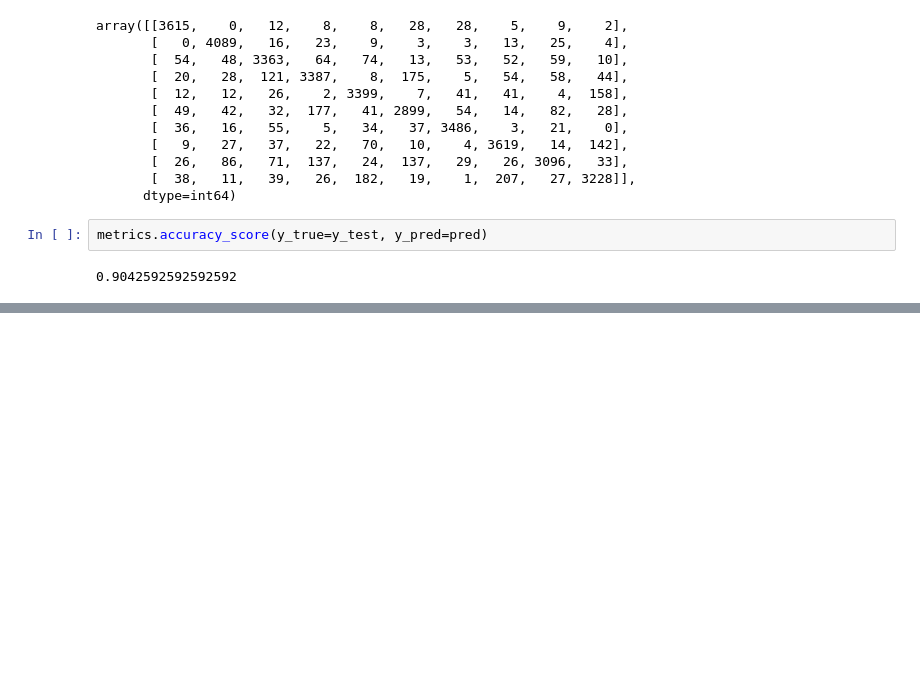
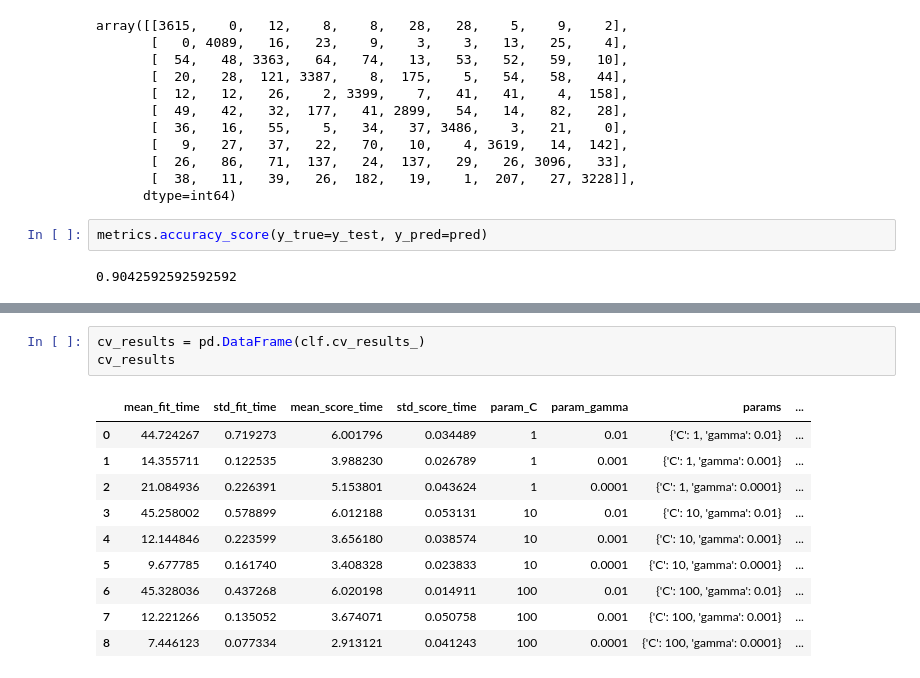
Before and after one commit to PriyankaSiripurapu/SVM_DigitRecogniser, a Jupyter notebook: Digit Recogniser_SVM.ipynb, the cells around one changed output, grey strips where cells are left out. Saved outputs shown, nothing was run; the diff lists cells and outputs as text; blank space fills up the shorter version.

```diff
--- a/Digit Recogniser_SVM.ipynb
+++ b/Digit Recogniser_SVM.ipynb
@@ -158,0 +216,14 @@ metrics.accuracy_score(y_true=y_test, y_pred=pred)
+# %%
+cv_results = pd.DataFrame(clf.cv_results_)
+cv_results
+# %% [output]
+|  | mean_fit_time | std_fit_time | mean_score_time | std_score_time | param_C | param_gamma | params | ... |
+| 0 | 44.724267 | 0.719273 | 6.001796 | 0.034489 | 1 | 0.01 | {'C': 1, 'gamma': 0.01} | ... |
+| 1 | 14.355711 | 0.122535 | 3.988230 | 0.026789 | 1 | 0.001 | {'C': 1, 'gamma': 0.001} | ... |
+| 2 | 21.084936 | 0.226391 | 5.153801 | 0.043624 | 1 | 0.0001 | {'C': 1, 'gamma': 0.0001} | ... |
+| 3 | 45.258002 | 0.578899 | 6.012188 | 0.053131 | 10 | 0.01 | {'C': 10, 'gamma': 0.01} | ... |
+| 4 | 12.144846 | 0.223599 | 3.656180 | 0.038574 | 10 | 0.001 | {'C': 10, 'gamma': 0.001} | ... |
+| 5 | 9.677785 | 0.161740 | 3.408328 | 0.023833 | 10 | 0.0001 | {'C': 10, 'gamma': 0.0001} | ... |
+| 6 | 45.328036 | 0.437268 | 6.020198 | 0.014911 | 100 | 0.01 | {'C': 100, 'gamma': 0.01} | ... |
+| 7 | 12.221266 | 0.135052 | 3.674071 | 0.050758 | 100 | 0.001 | {'C': 100, 'gamma': 0.001} | ... |
+| 8 | 7.446123 | 0.077334 | 2.913121 | 0.041243 | 100 | 0.0001 | {'C': 100, 'gamma': 0.0001} | ... |
```
Also changed, not shown: parts of 8 cells of this notebook.
